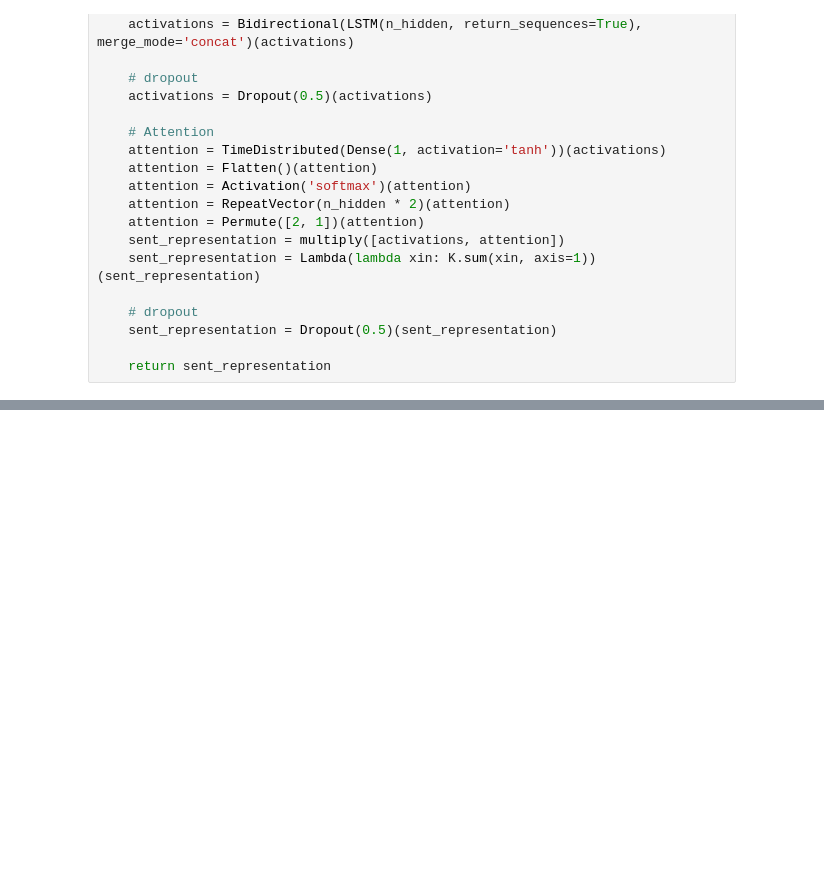
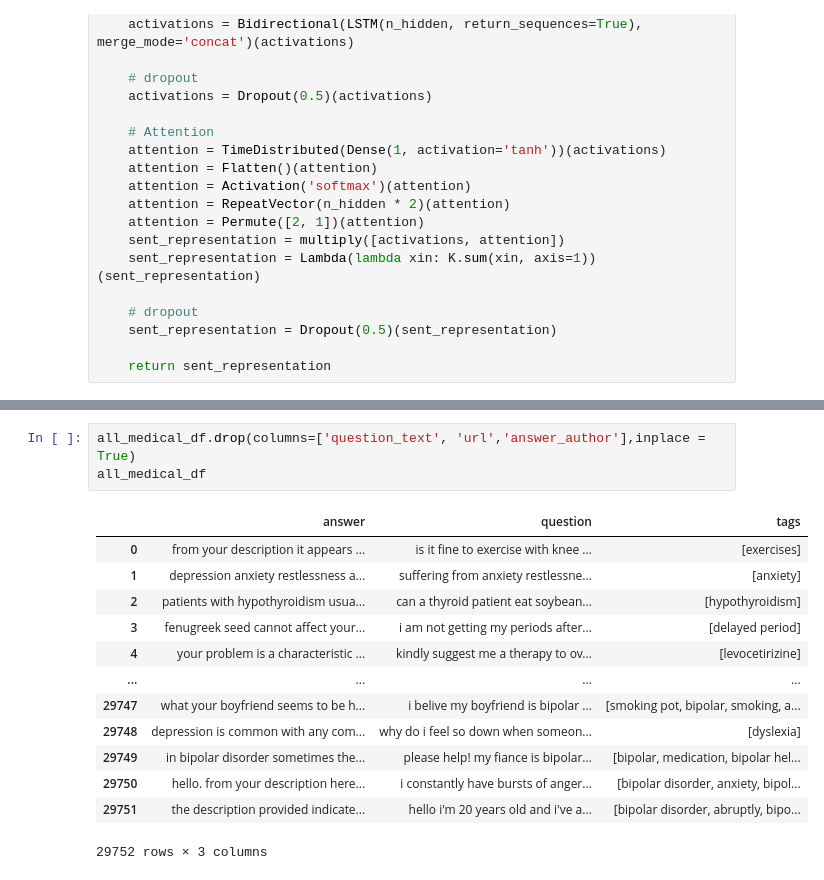
Before and after one commit to michaelwaheb/CIT690E-DeepLearning_Michael_Reda_191002, a Jupyter notebook: chatbot/model_v2.ipynb, the cells around one changed output, grey strips where cells are left out. Saved outputs shown, nothing was run; the diff lists cells and outputs as text; blank space fills up the shorter version.

```diff
--- a/chatbot/model_v2.ipynb
+++ b/chatbot/model_v2.ipynb
@@ -425,0 +473,17 @@ plt.show()
+# %%
+all_medical_df.drop(columns=['question_text', 'url','answer_author'],inplace = True)
+all_medical_df
+# %% [output]
+|  | answer | question | tags |
+| 0 | from your description it appears ... | is it fine to exercise with knee ... | [exercises] |
+| 1 | depression anxiety restlessness a... | suffering from anxiety restlessne... | [anxiety] |
+| 2 | patients with hypothyroidism usua... | can a thyroid patient eat soybean... | [hypothyroidism] |
+| 3 | fenugreek seed cannot affect your... | i am not getting my periods after... | [delayed period] |
+| 4 | your problem is a characteristic ... | kindly suggest me a therapy to ov... | [levocetirizine] |
+| ... | ... | ... | ... |
+| 29747 | what your boyfriend seems to be h... | i belive my boyfriend is bipolar ... | [smoking pot, bipolar, smoking, a... |
+| 29748 | depression is common with any com... | why do i feel so down when someon... | [dyslexia] |
+| 29749 | in bipolar disorder sometimes the... | please help! my fiance is bipolar... | [bipolar, medication, bipolar hel... |
+| 29750 | hello. from your description here... | i constantly have bursts of anger... | [bipolar disorder, anxiety, bipol... |
+| 29751 | the description provided indicate... | hello i'm 20 years old and i've a... | [bipolar disorder, abruptly, bipo... |
+29752 rows × 3 columns
```
Also changed, not shown: parts of 19 cells of this notebook.
